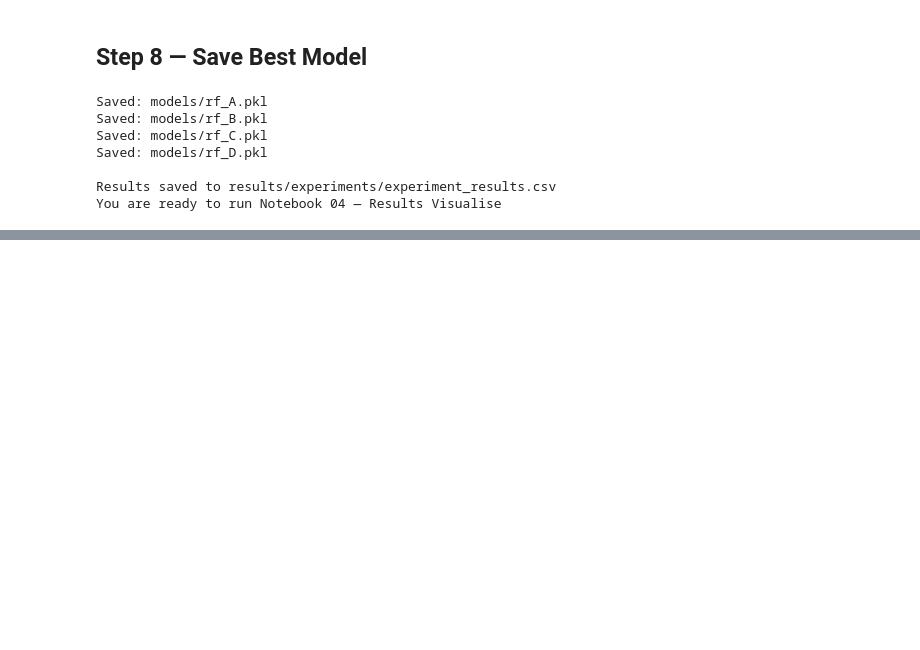
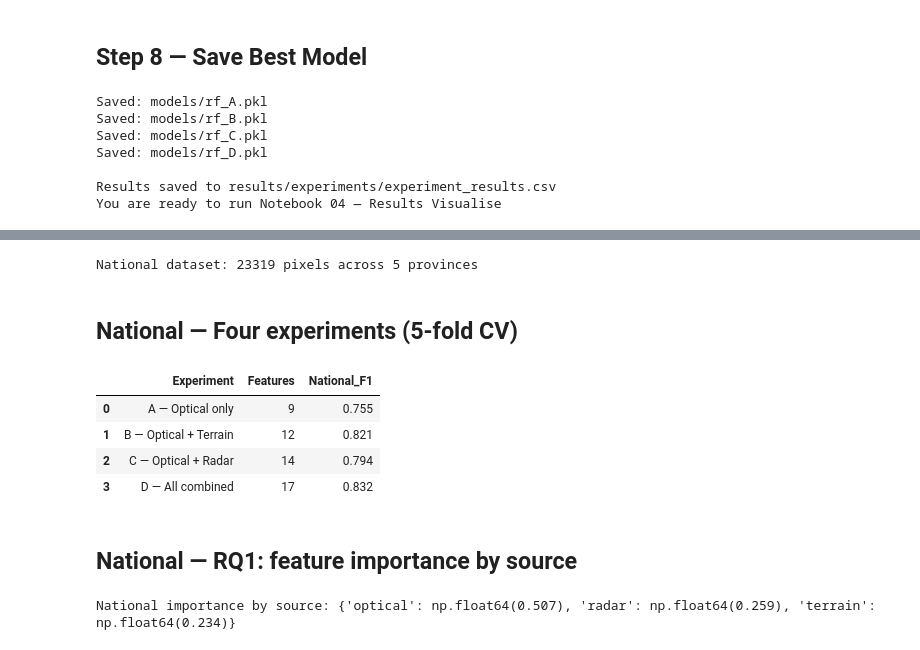
Before and after one commit to izerekerie/shishoza_ml_project, a Jupyter notebook: notebooks/03_Train_Model.ipynb, the cells around one changed output, grey strips where cells are left out. Saved outputs shown, nothing was run; the diff lists cells and outputs as text; code cells hidden in the pictures; blank space fills up the shorter version.

Commit message:
feat(nb03): add national training + RQ1/RQ2 below Nyungwe

```diff
--- a/notebooks/03_Train_Model.ipynb
+++ b/notebooks/03_Train_Model.ipynb
@@ -491,0 +496,61 @@ You are ready to run Notebook 04 — Results Visualise
+# %%
+# ===== NATIONAL SECTION SETUP =====
+import json, os, pickle
+import numpy as np, pandas as pd
+import matplotlib.pyplot as plt
+from sklearn.ensemble import RandomForestClassifier
+from sklearn.model_selection import StratifiedKFold, train_test_split
+from sklearn.cluster import DBSCAN
+from sklearn.metrics import f1_score, precision_score, recall_score, confusion_matrix
+if os.path.basename(os.getcwd()) == 'notebooks':
+    os.chdir('..')
+
+nat_raw = pd.read_csv('data/raw/training_data_national.csv')
+nat = nat_raw.drop(columns=[c for c in ['system:index','.geo','province'] if c in nat_raw.columns])
+print('National dataset:', nat.shape[0], 'pixels across', nat_raw['province'].nunique(), 'provinces')
+
+def experiments_for(cols):
+    A=[c for c in cols if any(x in c for x in ['NDVI','EVI','SWIR','NBR','RED','GREEN','NIR']) and 'label' not in c]
+    B=A+[c for c in cols if c in ['elevation','slope','aspect']]
+    C=A+[c for c in cols if any(x in c for x in ['VH','VV','ratio'])]
+    D=A+[c for c in cols if any(x in c for x in ['elevation','slope','aspect','VH','VV','ratio'])]
+    return {'A — Optical only':A,'B — Optical + Terrain':B,'C — Optical + Radar':C,'D — All combined':D}
+def rf_tuned():
+    return RandomForestClassifier(n_estimators=800, max_depth=25, min_samples_leaf=1,
+        max_features='sqrt', class_weight='balanced', random_state=42, n_jobs=-1)
+# %% [output]
+National dataset: 23319 pixels across 5 provinces
+# %% [markdown]
+## National — Four experiments (5-fold CV)
+# %%
+exps = experiments_for(nat.columns.tolist()); y = nat['label'].values
+skf = StratifiedKFold(n_splits=5, shuffle=True, random_state=42)
+rows=[]
+for name,fcols in exps.items():
+    X=nat[fcols].values; f1s=[]
+    for tr,te in skf.split(X,y):
+        m=RandomForestClassifier(n_estimators=200,max_depth=20,min_samples_leaf=5,
+            class_weight='balanced',random_state=42,n_jobs=-1).fit(X[tr],y[tr])
+        f1s.append(f1_score(y[te],m.predict(X[te])))
+    rows.append({'Experiment':name,'Features':len(fcols),'National_F1':round(np.mean(f1s),3)})
+nat_results = pd.DataFrame(rows); display(nat_results)
+# %% [output]
+|  | Experiment | Features | National_F1 |
+| 0 | A — Optical only | 9 | 0.755 |
+| 1 | B — Optical + Terrain | 12 | 0.821 |
+| 2 | C — Optical + Radar | 14 | 0.794 |
+| 3 | D — All combined | 17 | 0.832 |
+# %% [markdown]
+## National — RQ1: feature importance by source
+# %%
+D = experiments_for(nat.columns.tolist())['D — All combined']
+mD = rf_tuned().fit(nat[D].values, y)
+def src(f):
+    if any(x in f for x in ['VH','VV','ratio']): return 'radar'
+    if f in ['elevation','slope','aspect']: return 'terrain'
+    return 'optical'
+g={}
+for f,v in zip(D, mD.feature_importances_): g[src(f)]=g.get(src(f),0)+v
+print('National importance by source:', {k:round(v,3) for k,v in sorted(g.items(),key=lambda t:-t[1])})
+# %% [output]
+National importance by source: {'optical': np.float64(0.507), 'radar': np.float64(0.259), 'terrain': np.float64(0.234)}
```
Also changed, not shown: parts of 6 cells of this notebook.
